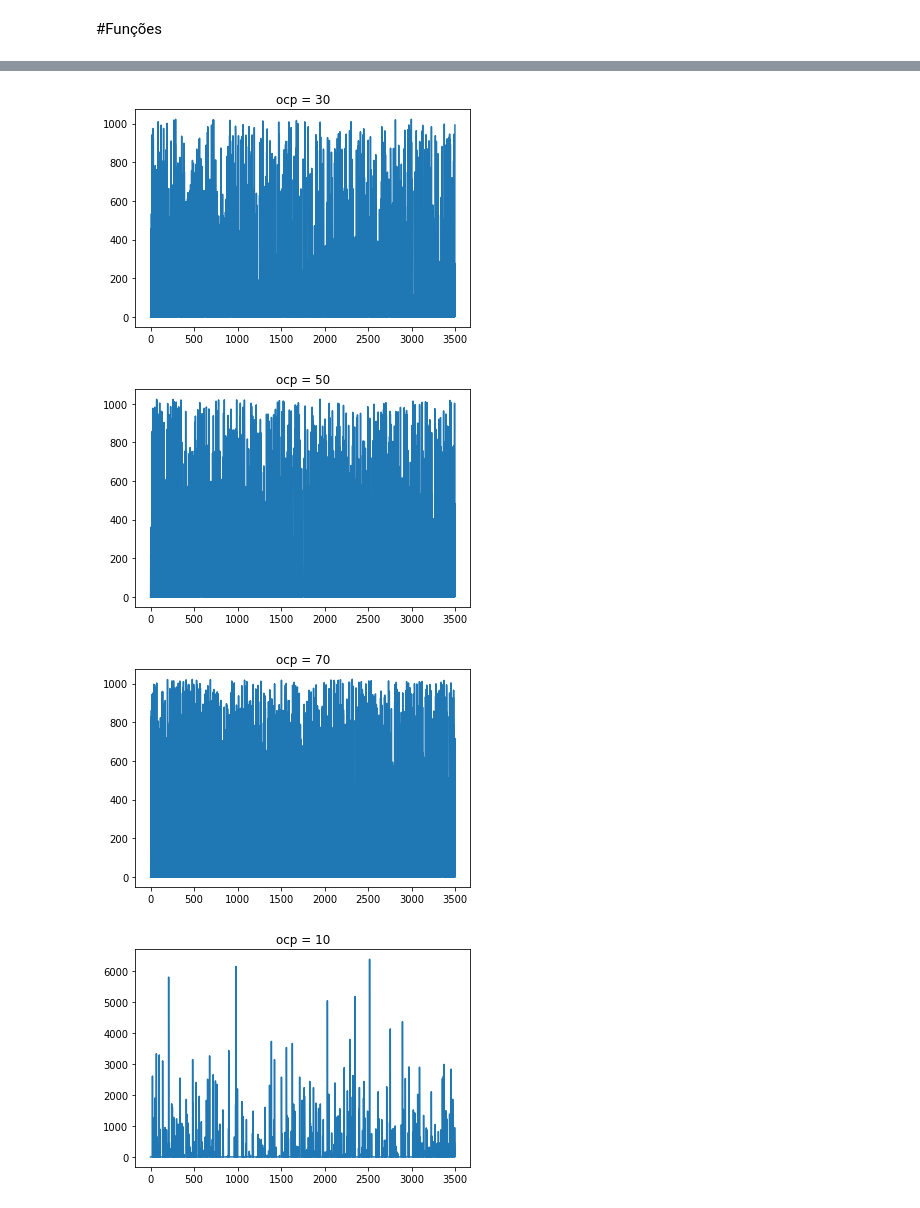
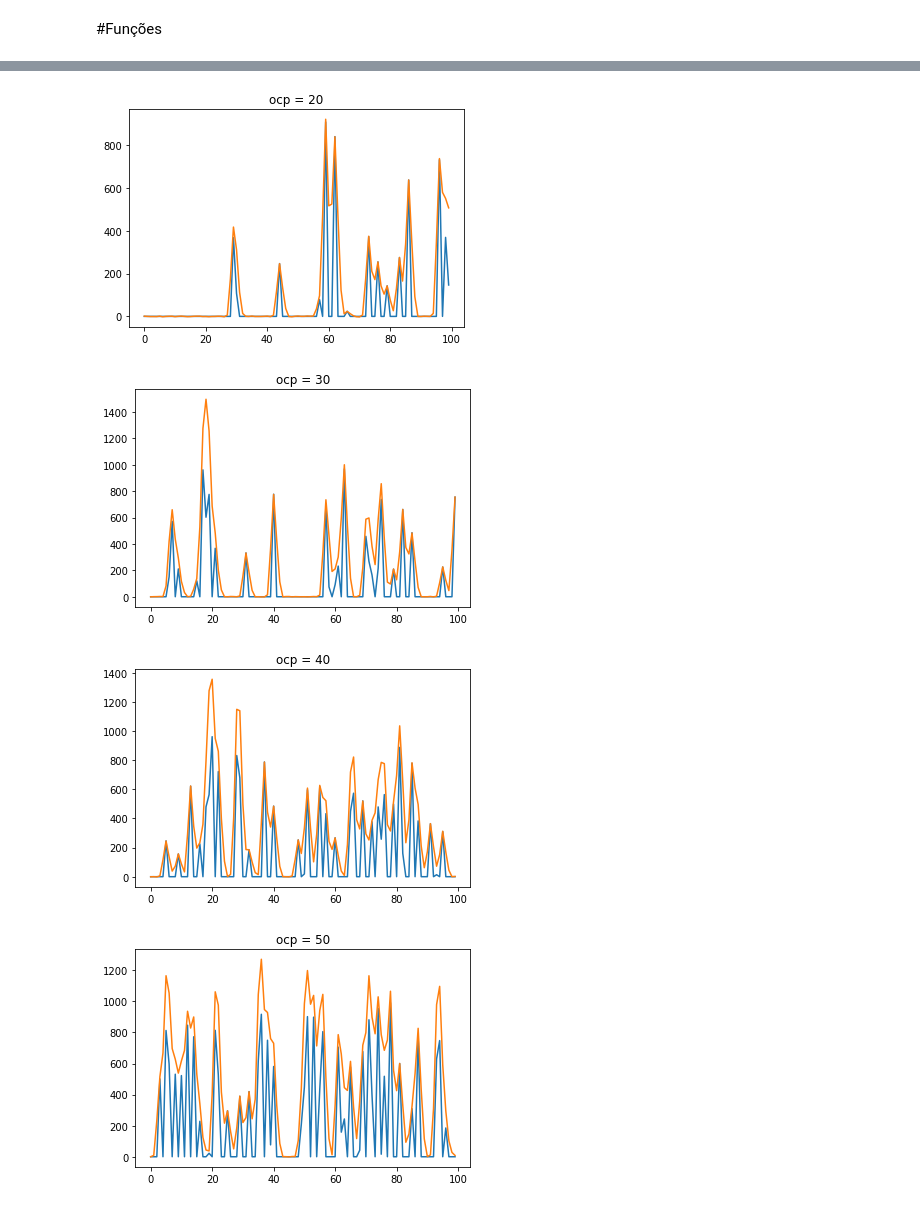
Before and after one commit to melissa-aguiar/tilecal-simulator, a Jupyter notebook: tile_simulator.ipynb, the cells around one changed output, grey strips where cells are left out. Drawn from its saved outputs; the diff is of its cells as text; code cells hidden in the pictures.

```diff
--- a/tile_simulator.ipynb
+++ b/tile_simulator.ipynb
@@ -81,25 +81,30 @@ def conv_tilecal_pulse(S_truth,desvio,posicao1):
   c = len(matriz_sorteio[0])
   fase_posicao = np.random.randint([1,c],len(posicao1)) #Realizo o sorteio do desvio de fase de -5 a +5 ns
   centro = 0.5 + c/2
+  centro = int(centro)
   a = (N_A-1)/2
   a = int(a)
   sinal1 = np.zeros(len(S_truth)+N_A-1)  #criando o sinal1 com o comprimento de termos da convolução
-  S_truth1 = [np.zeros(a), S_truth, np.zeros(a)] #colocando zeros nas bordas do sinal truth para entrar na "convolução"
-  jj = 1
+  #S_truth1 = [np.zeros(a), S_truth, np.zeros(a)] #colocando zeros nas bordas do sinal truth para entrar na "convolução"
+  S_truth1 = []
+  S_truth1 = [0] * a + S_truth.tolist() + [0] * a
+  S_truth1 = np.array(S_truth1)
+
+  jj = 0
 
   for i in range(a, len(S_truth1)-a):
-    aux = np.zeros(1,N_A)
-    if S_truth1(i)!=0:
+    aux = np.zeros(N_A)
+    if S_truth1[i]!=0:
       if desvio == 1:
-        for j in range(0,N_A):
-           aux[j] = S_truth1[i]*matriz_sorteio[j,fase_posicao[jj]] #algoritmo que convolui sorteando o desvio de fase
-           # caso queira apenas a convolução basta mudar  o vetor matrix para o vetor a ser convoluido
+        for j in range(0,N_A-1):
+          aux[j] = S_truth1[i]*matriz_sorteio[j][fase_posicao[jj]] #algoritmo que convolui sorteando o desvio de fase
+          # caso queira apenas a convolução basta mudar  o vetor matrix para o vetor a ser convoluido
       else:
-        for j in range(0,N_A):
-          aux[j] = S_truth1[i]*matriz_sorteio[j,centro]
+        for j in range(0,N_A-1):
+          aux[j] = S_truth1[i]*matriz_sorteio[j][centro]
           # caso o desvio de fase nao seja simulado basta escolher aqui a coluna da matriz sorteio central para convolução neste caso 6
         jj=jj+1
-    sinal1[i-a:i+a]=aux+sinal1[i-a:i+a] #caso queira convoluir com apenas uma fase da matrix substituir fase posição pelo numero da coluna da fase
+    sinal1[i-a:i+a+1]=aux+sinal1[i-a:i+a+1] #caso queira convoluir com apenas uma fase da matrix substituir fase posição pelo numero da coluna da fase
   return sinal1,S_truth1
 # %%
 def conv_longtail_tilecal_pulse(S_truth,desvio,posicao1):
@@ -115,19 +120,20 @@ fas    = 0     #Desvio de fase do sinal
 Ntrn   = 3500  #Quantidade de amostras de treino
 Ntst   = 3500  #    || ... teste
 
-for ocp in range (10,90,20):
+for ocp in range (10,91,10):
   eng,pos = simdistuni(Ntrn,ocp,amp)
   snl,eng = conv_tilecal_pulse(eng,0,pos)
   snl     = snl + np.random.randn(rdo,len(snl))
   plt.figure()
-  plt.plot(eng[1])
+  plt.plot(eng[0:100])
+  plt.plot(snl[0][0:100])
   plt.title('ocp = ' + str(ocp))
 
-for ocp in range (10,90,20):
-  eng,pos = simdistexp(Ntst,ocp,amp)
-  snl,eng = conv_tilecal_pulse(eng,0,pos)
-  snl     = snl + np.random.randn(rdo,len(snl))
-  plt.figure()
-  plt.plot(eng[1])
-  plt.title('ocp = ' + str(ocp))
+#for ocp in range (10,91,20):
+#  eng,pos = simdistexp(Ntst,ocp,amp)
+#  snl,eng = conv_tilecal_pulse(eng,0,pos)
+#  snl     = snl + np.random.randn(rdo,len(snl))
+#  plt.figure()
+#  plt.plot(eng[1])
+#  plt.title('ocp = ' + str(ocp))
 # %% [output]
@@ -135,4 +141,4 @@ for ocp in range (10,90,20):
-[figure, old version]
+[figure, new version]
-[figure, old version]
+[figure, new version]
-[figure, old version]
+[figure, new version]
-[figure, old version]
+[figure, new version]
```
Also changed, not shown: parts of 1 cell of this notebook.
